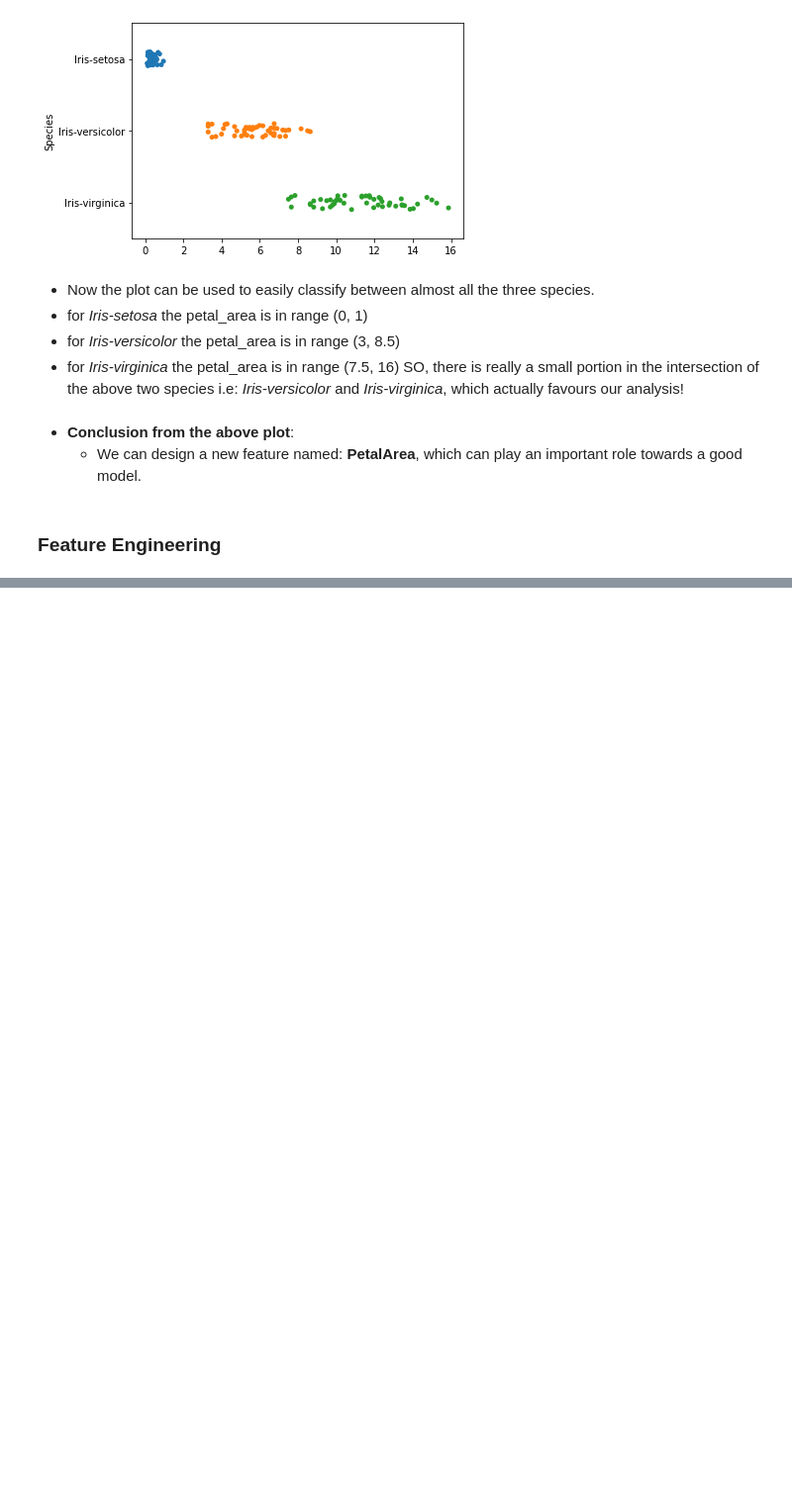
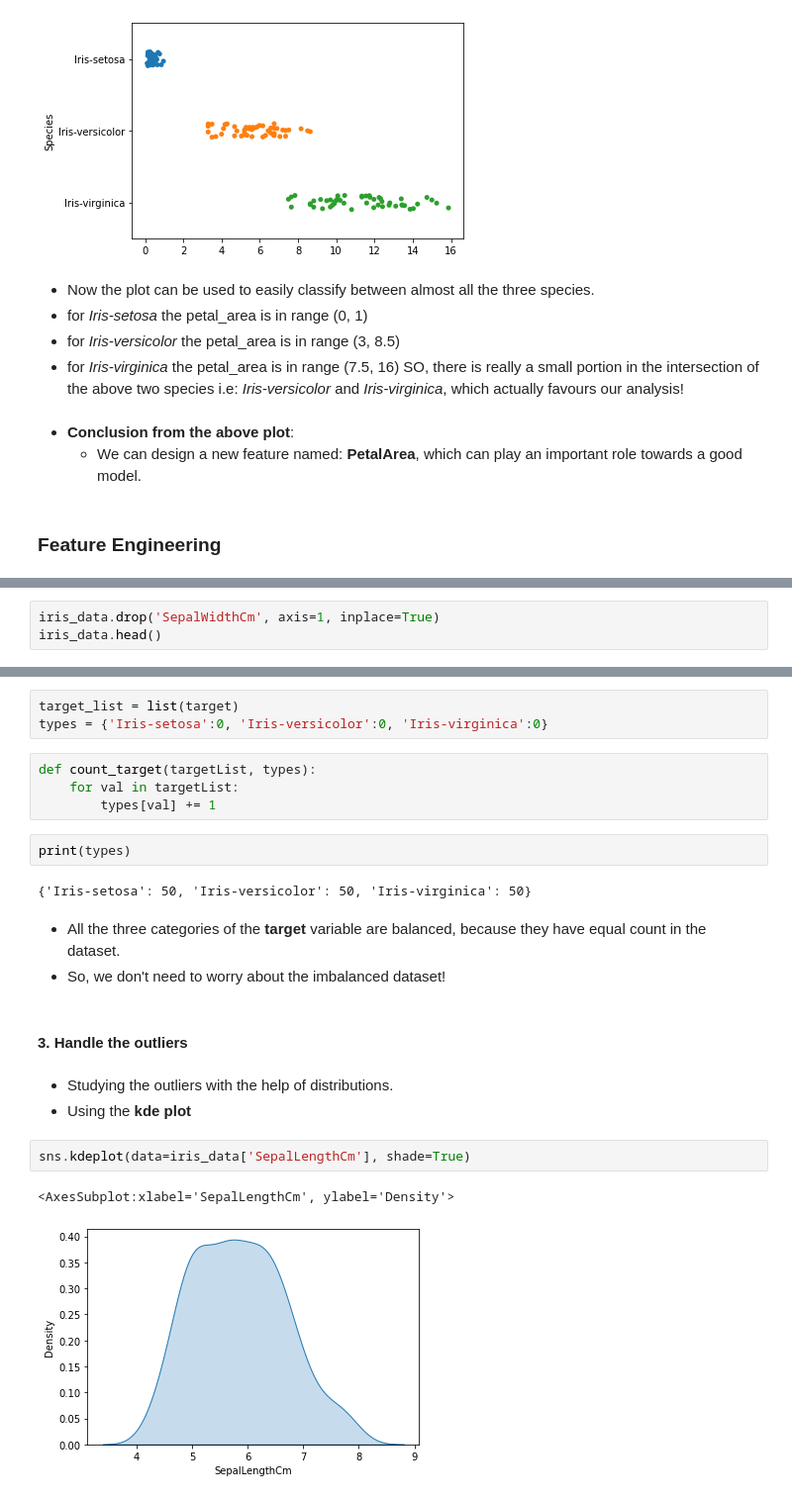
Before and after one commit to RedocamaI/Prediction-using-Decision-Algorithm, a Jupyter notebook: classify.ipynb, the cells around one changed output, grey strips where cells are left out. Shown at 99% size. Cells and saved outputs as stored; diff of their text form; blank space fills up the shorter version.

```diff
--- a/classify.ipynb
+++ b/classify.ipynb
@@ -195,0 +224,3 @@ sns.heatmap(iris_data.corr(), cbar=True, annot=True, cmap='Blues')
+# %%
+iris_data.drop('SepalWidthCm', axis=1, inplace=True)
+iris_data.head()
@@ -195,0 +240,24 @@ sns.heatmap(iris_data.corr(), cbar=True, annot=True, cmap='Blues')
+# %%
+target_list = list(target)
+types = {'Iris-setosa':0, 'Iris-versicolor':0, 'Iris-virginica':0}
+# %%
+def count_target(targetList, types):
+    for val in targetList:
+        types[val] += 1
+# %%
+print(types)
+# %% [output]
+{'Iris-setosa': 50, 'Iris-versicolor': 50, 'Iris-virginica': 50}
+# %% [markdown]
+- All the three categories of the **target** variable are balanced, because they have equal count in the dataset.
+- So, we don't need to worry about the imbalanced dataset!
+# %% [markdown]
+#### 3. Handle the outliers
+# %% [markdown]
+- Studying the outliers with the help of distributions.
+- Using the **kde plot**
+# %%
+sns.kdeplot(data=iris_data['SepalLengthCm'], shade=True)
+# %% [output]
+<AxesSubplot:xlabel='SepalLengthCm', ylabel='Density'>
+[figure, added]
```
Also changed, not shown: parts of 19 cells of this notebook.
